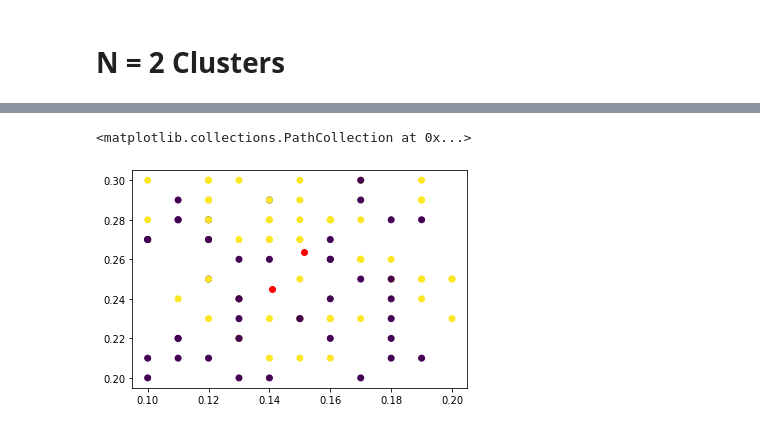
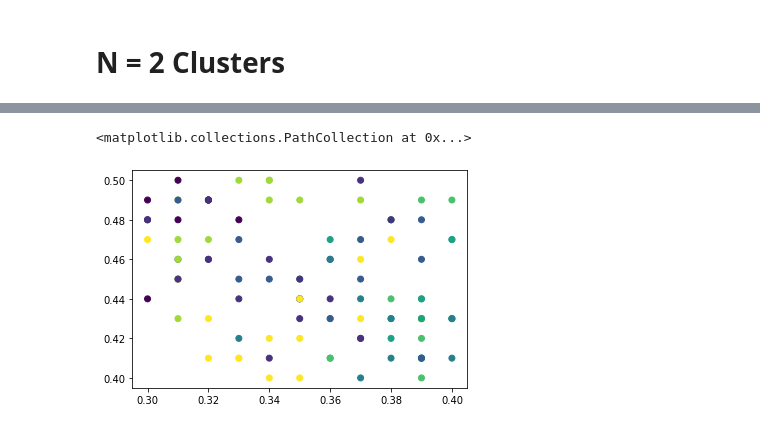
Before and after one commit to muhammad-usman147/Machine_Learning, a Jupyter notebook: Kmeans_cluster.ipynb, the cells around one changed output, grey strips where cells are left out. Cells and saved outputs as stored; diff of their text form; code cells hidden in the pictures.

Commit message:
kmeans with 8 clusters

```diff
--- a/Kmeans_cluster.ipynb
+++ b/Kmeans_cluster.ipynb
@@ -35,6 +35,6 @@ plt.scatter(df.iloc[:,0],df.iloc[:,1])
 # %% [markdown]
 # N = 2 Clusters
 # %%
-kmean_model = km.KMeans(init='k-means++',n_clusters = 2)
+kmean_model = KMeans(init='k-means++',n_clusters = 8,max_iter = 200,n_init=10)
 kmean_model.fit(df)
 # %% [output]
@@ -49,7 +61,8 @@ array([[0.14086957, 0.24478261, 0.32869565, 0.46847826, 0.55173913,
 # %%
 predict = kmean_model.predict(df)
-plt.scatter(df.iloc[:,0],df.iloc[:,1],c = predict,cmap = 'viridis')
-plt.scatter(kmean_model.cluster_centers_[:,0],kmean_model.cluster_centers_[:,1],c='red')
+
+plt.scatter(df.iloc[:,2],df.iloc[:,3],c = predict,cmap = 'viridis')
+#plt.scatter(kmean_model.cluster_centers_[:,2],kmean_model.cluster_centers_[:,3],c='red')
 # %% [output]
 <matplotlib.collections.PathCollection at 0x...>
-[figure, old version]
+[figure, new version]
```
Also changed, not shown: parts of 12 cells of this notebook.
